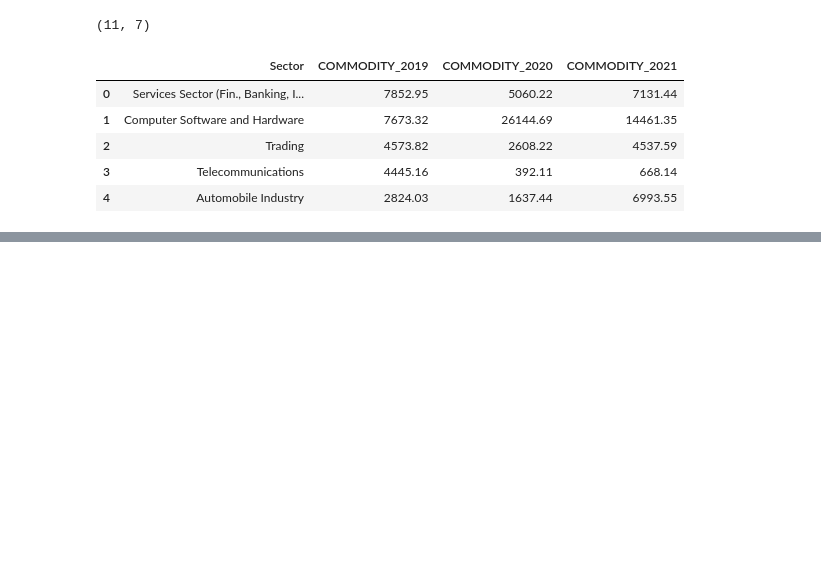
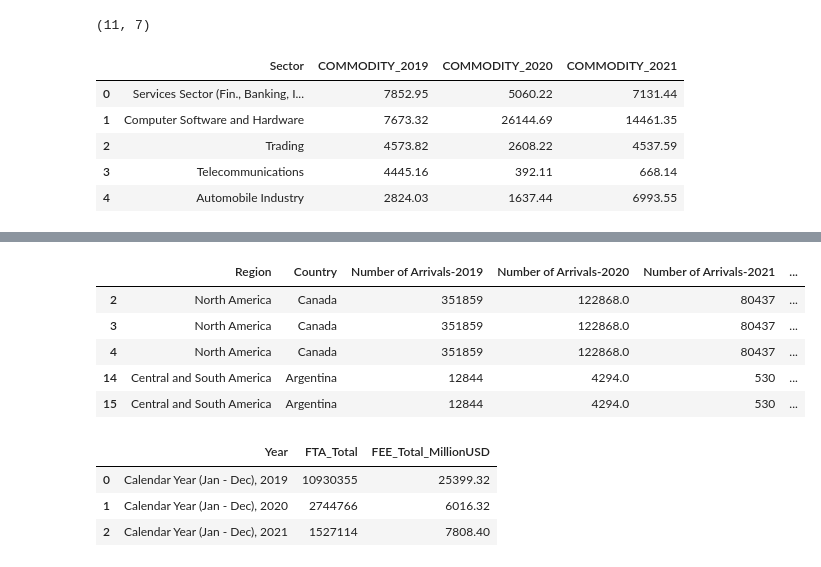
Before and after one commit to NicoleAki/NDAP-Project, a Jupyter notebook: project.ipynb, the cells around one changed output, grey strips where cells are left out. Cells and saved outputs as stored; diff of their text form; code cells hidden in the pictures; blank space fills up the shorter version.

```diff
--- a/project.ipynb
+++ b/project.ipynb
@@ -346,0 +402,11 @@ result.head()
+# %%
+#in result dataset only keep rows of year column being Calendar Year (Jan - Dec), 2019 , Calendar Year (Jan - Dec), 2020 and Calendar Year (Jan - Dec), 2021
+result = result[result['Year'].isin(['Calendar Year (Jan - Dec), 2019', 'Calendar Year (Jan - Dec), 2020', 'Calendar Year (Jan - Dec), 2021'])]
+result.head()
+# %% [output]
+|  | Region | Country | Number of Arrivals-2019 | Number of Arrivals-2020 | Number of Arrivals-2021 | ... |
+| 2 | North America | Canada | 351859 | 122868.0 | 80437 | ... |
+| 3 | North America | Canada | 351859 | 122868.0 | 80437 | ... |
+| 4 | North America | Canada | 351859 | 122868.0 | 80437 | ... |
+| 14 | Central and South America | Argentina | 12844 | 4294.0 | 530 | ... |
+| 15 | Central and South America | Argentina | 12844 | 4294.0 | 530 | ... |
@@ -346,0 +416,29 @@ result.head()
+# %%
+#for the fta_fee datastet I want to make a total of the column Foreign Tourist Arrivals (Fta) In India (UOM:Number), Scaling Factor:1 for each year and also the total Foreign Exchange Earnings (Fee) From Tourism In India Rs In Crores (UOM:INR(IndianRupees)), Scaling Factor:10000000 for each year (change Rs to millions of dollars  ) and only for Year rows of Calendar Year (Jan - Dec), 2019 , Calendar Year (Jan - Dec), 2020 and Calendar Year (Jan - Dec), 2021
+#filter only the rows for Calendar Year (Jan - Dec), 2019–2021
+mask = fta_fee['Year'].isin([
+    'Calendar Year (Jan - Dec), 2019',
+    'Calendar Year (Jan - Dec), 2020',
+    'Calendar Year (Jan - Dec), 2021'
+])
+filtered = fta_fee[mask].copy()
+filtered['FTA_Total'] = filtered['Foreign Tourist Arrivals (Fta) In India (UOM:Number), Scaling Factor:1']
+
+# Convert FEE from Rs crores → millions of USD
+inr_to_usd = 0.012  # adjust if you have a more precise rate
+filtered['FEE_Total_MillionUSD'] = (
+    filtered['Foreign Exchange Earnings (Fee) From Tourism In India Rs In Crores (UOM:INR(IndianRupees)), Scaling Factor:10000000']
+    * 10000000 * inr_to_usd / 1_000_000
+)
+
+result = (
+    filtered.groupby('Year', as_index=False)
+    .agg({'FTA_Total':'sum','FEE_Total_MillionUSD':'sum'})
+)
+
+result.head()
+# %% [output]
+|  | Year | FTA_Total | FEE_Total_MillionUSD |
+| 0 | Calendar Year (Jan - Dec), 2019 | 10930355 | 25399.32 |
+| 1 | Calendar Year (Jan - Dec), 2020 | 2744766 | 6016.32 |
+| 2 | Calendar Year (Jan - Dec), 2021 | 1527114 | 7808.40 |
```
Also changed, not shown: parts of 10 cells of this notebook, 2 other files.
